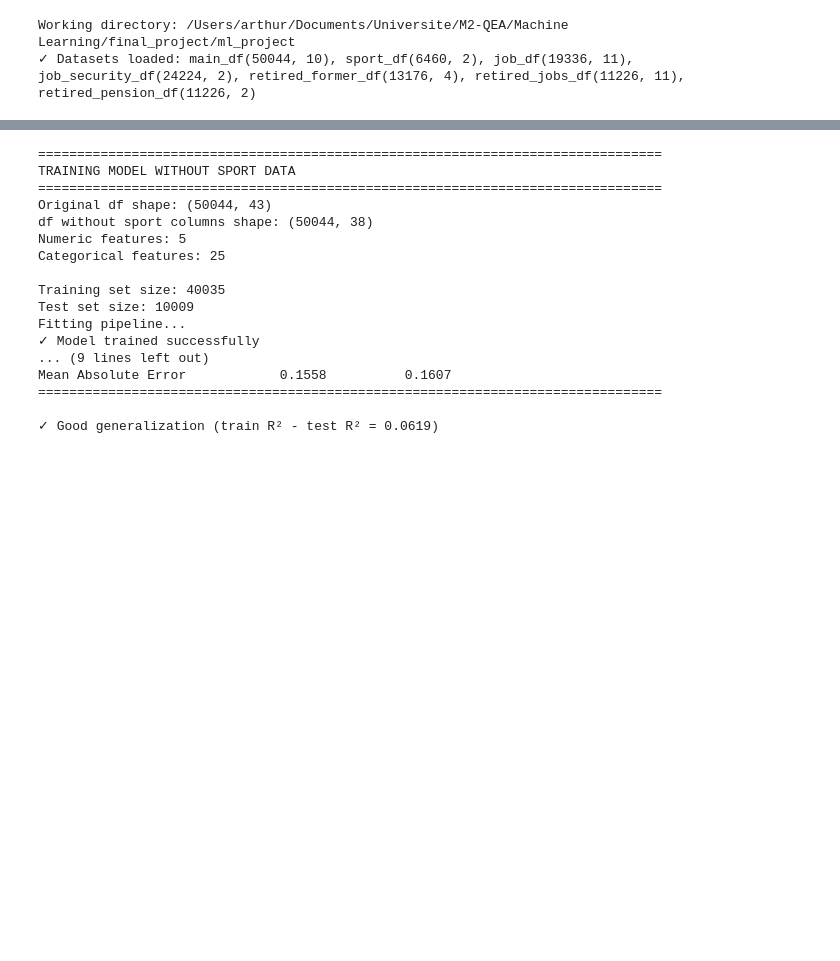
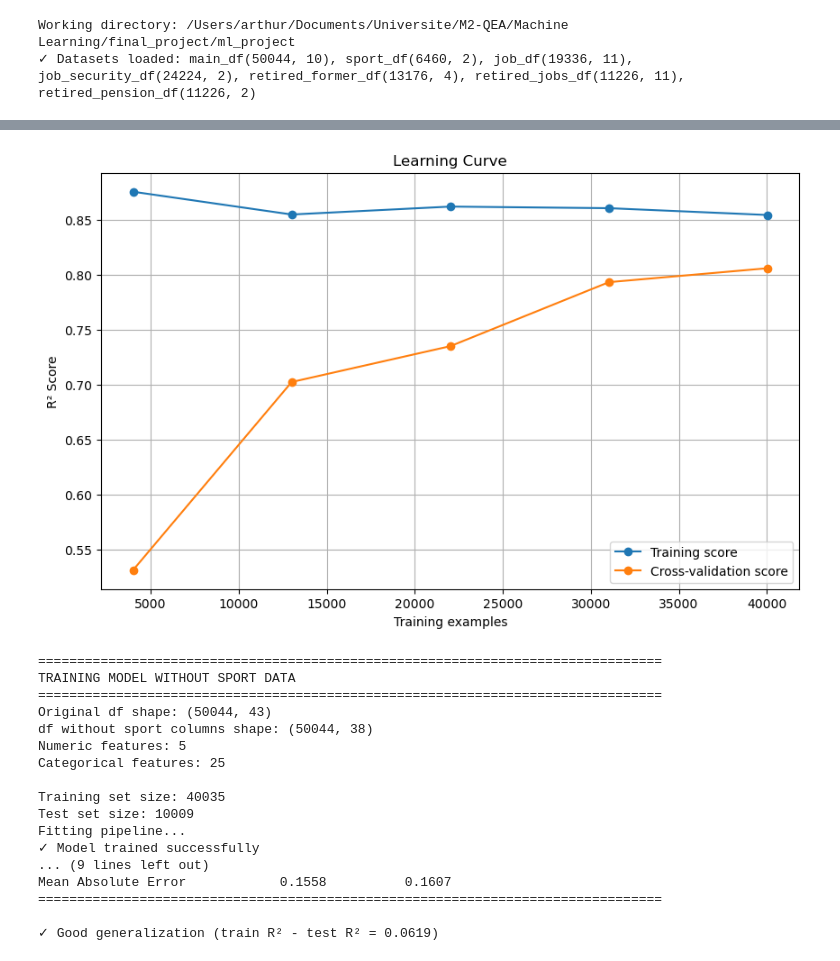
Before and after one commit to mariamellor/ml_project, a Jupyter notebook: src/draft-full_pipeline.ipynb, the cells around one changed output, grey strips where cells are left out. Saved outputs shown, nothing was run; the diff lists cells and outputs as text; code cells hidden in the pictures; blank space fills up the shorter version.

```diff
--- a/src/draft-full_pipeline.ipynb
+++ b/src/draft-full_pipeline.ipynb
@@ -32,6 +32,7 @@ Working directory: /Users/arthur/Documents/Universite/M2-QEA/Machine Learning/fi
 job_df = job_df.merge(job_desc_map_df, left_on='job_desc', right_on='N3', how='left')
 retired_jobs_df = retired_jobs_df.merge(job_desc_map_df, left_on='job_desc', right_on='N3', how='left')
 sport_df = sport_df.merge(sports_desc_df, left_on='Sports', right_on='Code', how='left')
+sport_df = sport_df[['primary_key', 'Sports', 'Categorie']]
 
 # Rename columns with meaningful suffixes before merging
 job_df_renamed = job_df.rename(columns={col: f"{col}_current" for col in job_df.columns if col != 'primary_key'})
@@ -1596 +1763,29 @@ Mean Absolute Error            0.0970          0.1029
+# %%
+import matplotlib.pyplot as plt
+import numpy as np
+from sklearn.model_selection import learning_curve, KFold
+
+def plot_learning_curve(estimator, X, y):
+    # Create KFold with shuffle=True
+    cv = KFold(n_splits=5, shuffle=True, random_state=42)
+
+    train_sizes, train_scores, test_scores = learning_curve(
+        estimator, X, y, cv=cv, n_jobs=-1,
+        train_sizes=np.linspace(0.1, 1.0, 5), scoring="r2"
+    )
+
+    plt.figure(figsize=(10, 6))
+    plt.plot(train_sizes, np.mean(train_scores, axis=1), 'o-', label="Training score")
+    plt.plot(train_sizes, np.mean(test_scores, axis=1), 'o-', label="Cross-validation score")
+    plt.xlabel("Training examples")
+    plt.ylabel("R² Score")
+    plt.title("Learning Curve")
+    plt.legend(loc="best")
+    plt.grid()
+    plt.show()
+
+# Run this with your best estimator after the search
+plot_learning_curve(halving_search.best_estimator_, X, y)
+# %% [output]
+[figure, added]
 # %%
```
Also changed, not shown: parts of 14 cells of this notebook.
